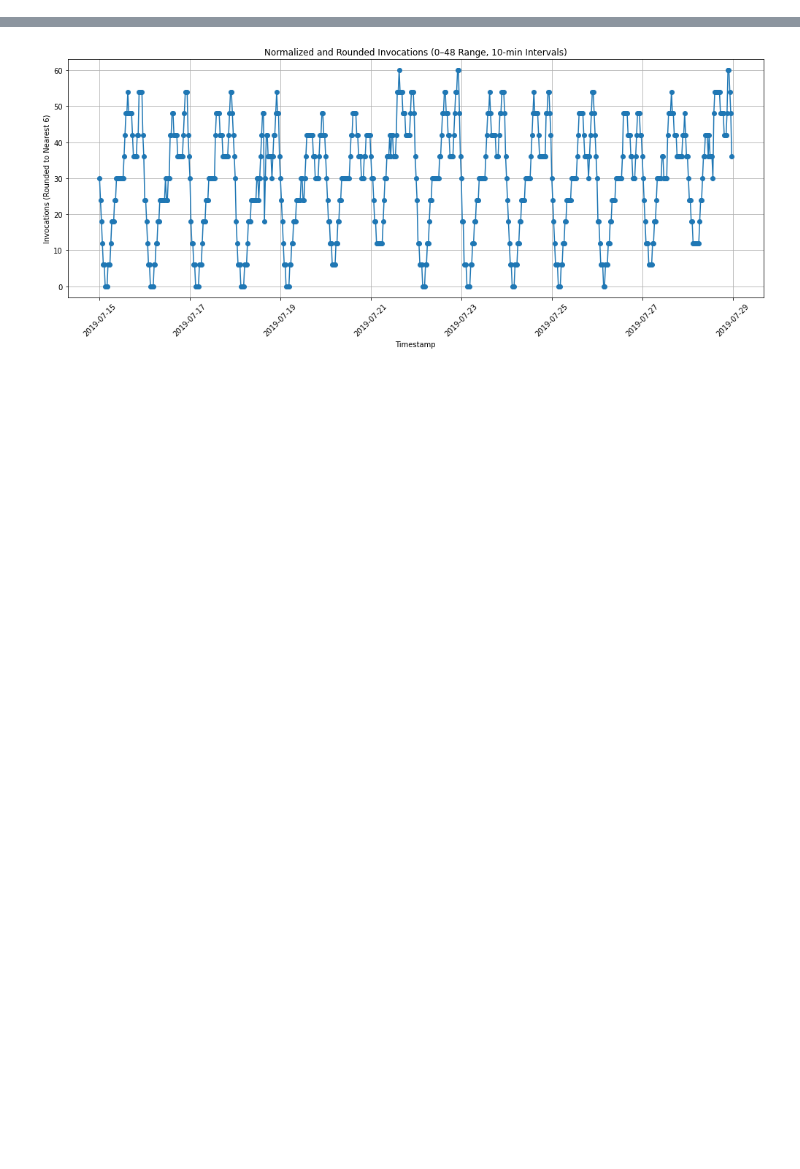
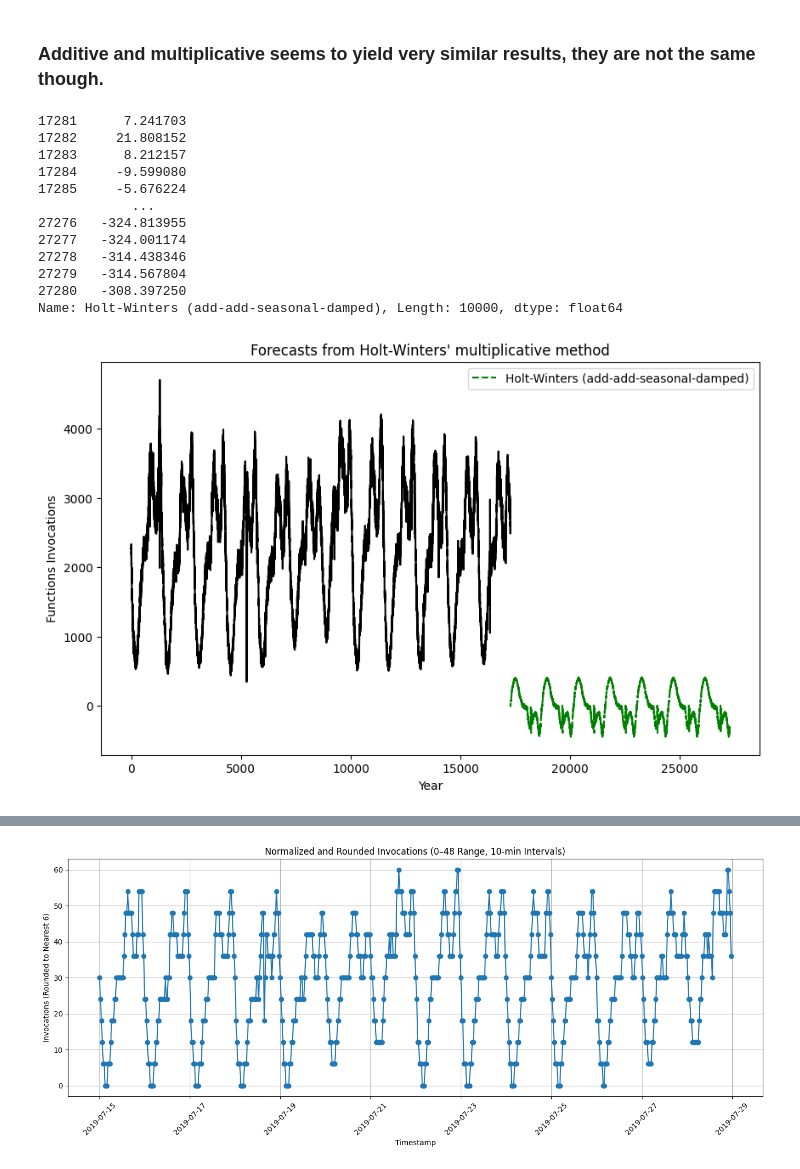
Before and after one commit to joanoliveras/Time-Series-Library, a Jupyter notebook: ccgrid_scripts/data-science.ipynb, the cells around one changed output, grey strips where cells are left out. Saved outputs shown, nothing was run; the diff lists cells and outputs as text; code cells hidden in the pictures; blank space fills up the shorter version.

```diff
--- a/ccgrid_scripts/data-science.ipynb
+++ b/ccgrid_scripts/data-science.ipynb
@@ -184,3 +397,35 @@ plt.show()
+# %% [markdown]
+### Additive and multiplicative seems to yield very similar results, they are not the same though.
+# %%
+y_ets_3 = ets_3.forecast(10000).rename("Holt-Winters (add-add-seasonal-damped)")
+y_ets_4 = ets_4.forecast(10000).rename("Holt-Winters (add-add-seasonal-damped)")
+print(y_ets_3-y_ets_4)
+
+ax = df_train["invocations"].plot(
+    figsize=(10, 6),
+    color="black",
+    title="Forecasts from Holt-Winters' multiplicative method",
+)
+ax.set_ylabel("Functions Invocations")
+ax.set_xlabel("Year")
+(y_ets_3-y_ets_4).plot(
+    ax=ax, style="--", color="green", legend=True
+)
+plt.show()
+# %% [output]
+17281      7.241703
+17282     21.808152
+17283      8.212157
+17284     -9.599080
+17285     -5.676224
+            ...
+27276   -324.813955
+27277   -324.001174
+27278   -314.438346
+27279   -314.567804
+27280   -308.397250
+Name: Holt-Winters (add-add-seasonal-damped), Length: 10000, dtype: float64
+[figure, added]
 # %%
 import warnings
 warnings.filterwarnings("ignore")  # Hide some warnings for clarity
```
Also changed, not shown: parts of 12 cells of this notebook, 3 other files.
